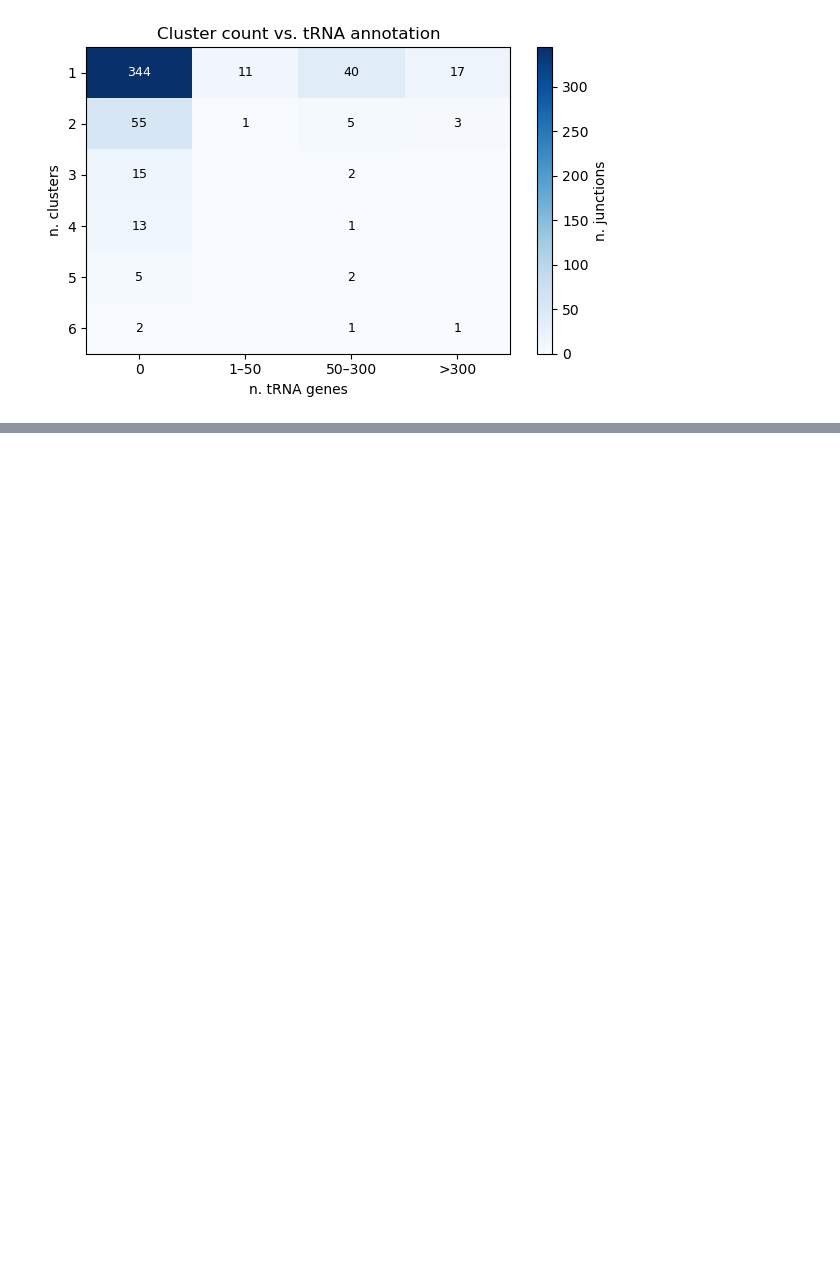
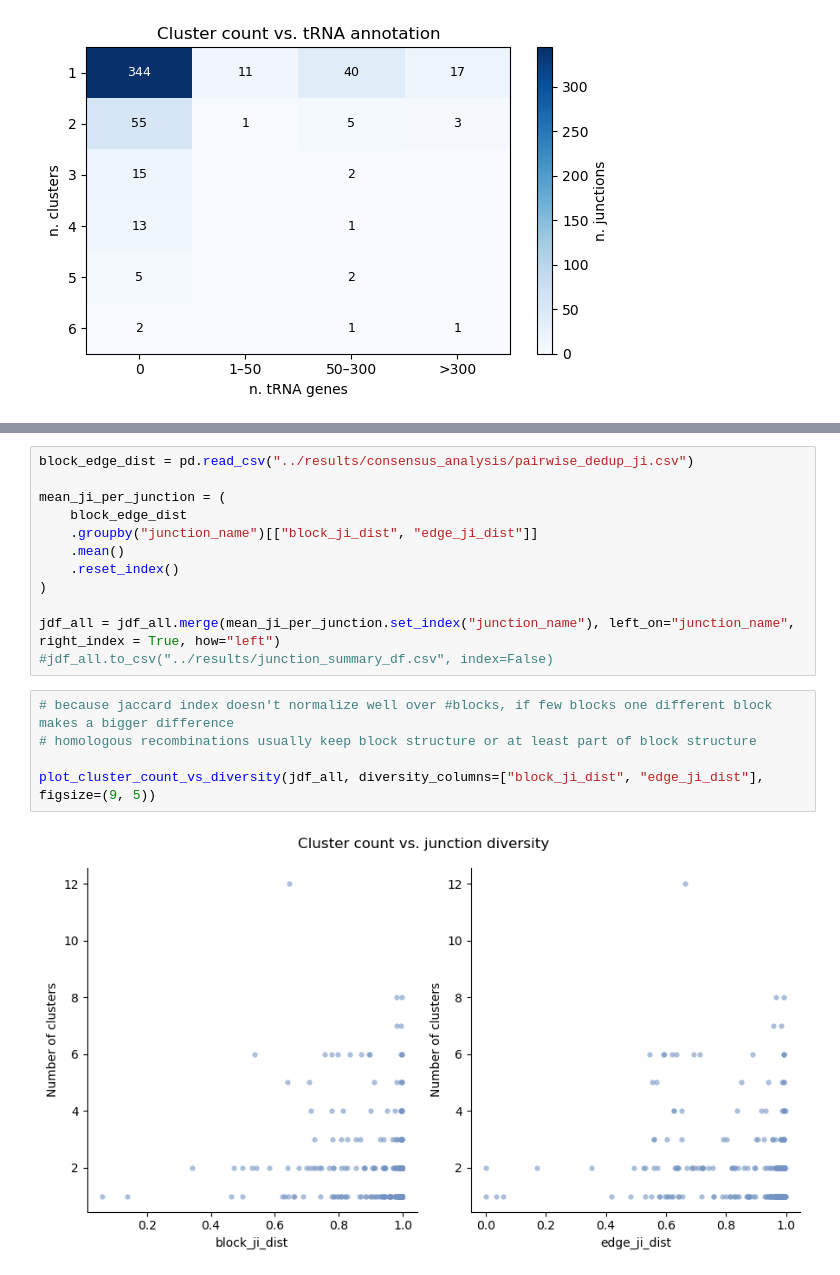
Before and after one commit to marie3003/junction_dataset, a Jupyter notebook: explore/relate_n_events_clusters.ipynb, the cells around one changed output, grey strips where cells are left out. Saved outputs shown, nothing was run; the diff lists cells and outputs as text; blank space fills up the shorter version.

```diff
--- a/explore/relate_n_events_clusters.ipynb
+++ b/explore/relate_n_events_clusters.ipynb
@@ -106,0 +126,19 @@ plot_junction_heatmap(jdf_all, x_col="trna_cat", y_col="n_clusters", heatmap_col
+# %%
+block_edge_dist = pd.read_csv("../results/consensus_analysis/pairwise_dedup_ji.csv")
+
+mean_ji_per_junction = (
+    block_edge_dist
+    .groupby("junction_name")[["block_ji_dist", "edge_ji_dist"]]
+    .mean()
+    .reset_index()
+)
+
+jdf_all = jdf_all.merge(mean_ji_per_junction.set_index("junction_name"), left_on="junction_name", right_index = True, how="left")
+#jdf_all.to_csv("../results/junction_summary_df.csv", index=False)
+# %%
+# because jaccard index doesn't normalize well over #blocks, if few blocks one different block makes a bigger difference
+# homologous recombinations usually keep block structure or at least part of block structure
+
+plot_cluster_count_vs_diversity(jdf_all, diversity_columns=["block_ji_dist", "edge_ji_dist"], figsize=(9, 5))
+# %% [output]
+[figure, added]
```
Also changed, not shown: parts of 6 cells of this notebook, 9 other files.
